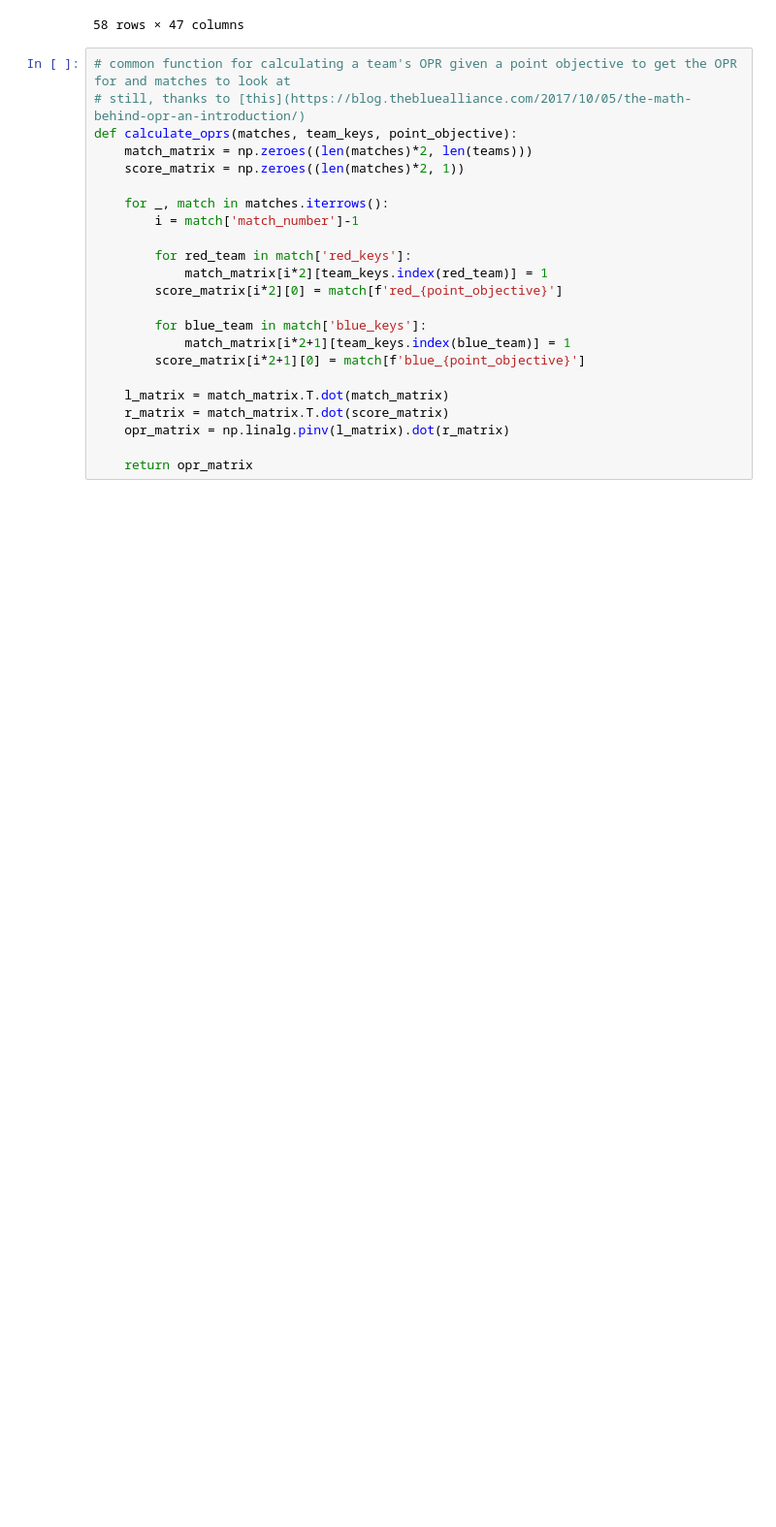
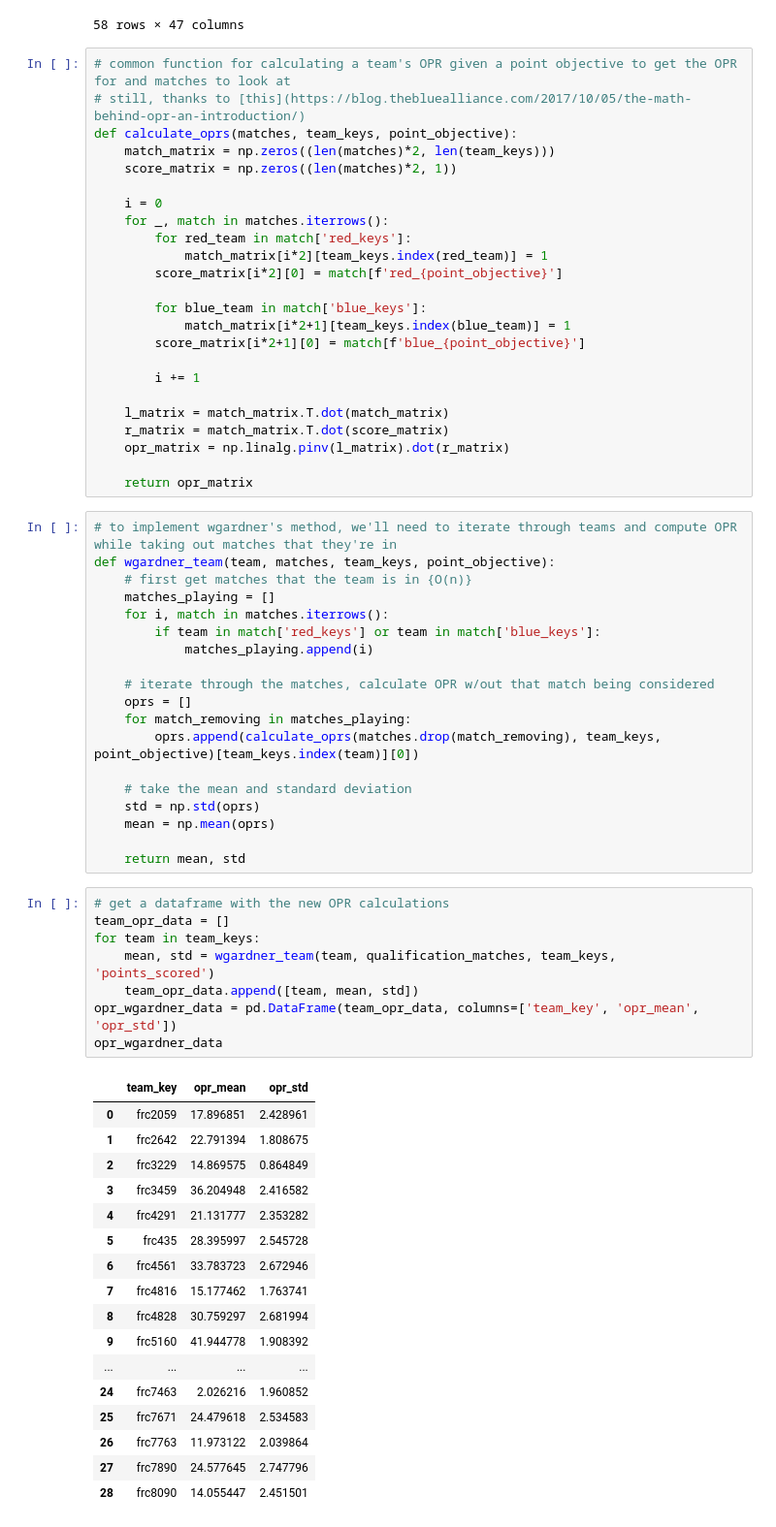
Before and after one commit to morzack/Sakurajima-Scouting, a Jupyter notebook: opr-error-modelling.ipynb, the cells around one changed output. Shown at 97% size. Cells and saved outputs as stored; diff of their text form; blank space fills up the shorter version.

Commit message:
implemented wgardner's method

```diff
--- a/opr-error-modelling.ipynb
+++ b/opr-error-modelling.ipynb
@@ -53,12 +53,11 @@ qualification_matches
 # common function for calculating a team's OPR given a point objective to get the OPR for and matches to look at
 # still, thanks to [this](https://blog.thebluealliance.com/2017/10/05/the-math-behind-opr-an-introduction/)
 def calculate_oprs(matches, team_keys, point_objective):
-    match_matrix = np.zeroes((len(matches)*2, len(teams)))
-    score_matrix = np.zeroes((len(matches)*2, 1))
+    match_matrix = np.zeros((len(matches)*2, len(team_keys)))
+    score_matrix = np.zeros((len(matches)*2, 1))
 
+    i = 0
     for _, match in matches.iterrows():
-        i = match['match_number']-1
-
         for red_team in match['red_keys']:
             match_matrix[i*2][team_keys.index(red_team)] = 1
         score_matrix[i*2][0] = match[f'red_{point_objective}']
@@ -67,8 +66,55 @@ def calculate_oprs(matches, team_keys, point_objective):
             match_matrix[i*2+1][team_keys.index(blue_team)] = 1
         score_matrix[i*2+1][0] = match[f'blue_{point_objective}']
 
+        i += 1
+
     l_matrix = match_matrix.T.dot(match_matrix)
     r_matrix = match_matrix.T.dot(score_matrix)
     opr_matrix = np.linalg.pinv(l_matrix).dot(r_matrix)
 
     return opr_matrix
+# %%
+# to implement wgardner's method, we'll need to iterate through teams and compute OPR while taking out matches that they're in
+def wgardner_team(team, matches, team_keys, point_objective):
+    # first get matches that the team is in {O(n)}
+    matches_playing = []
+    for i, match in matches.iterrows():
+        if team in match['red_keys'] or team in match['blue_keys']:
+            matches_playing.append(i)
+
+    # iterate through the matches, calculate OPR w/out that match being considered
+    oprs = []
+    for match_removing in matches_playing:
+        oprs.append(calculate_oprs(matches.drop(match_removing), team_keys, point_objective)[team_keys.index(team)][0])
+
+    # take the mean and standard deviation
+    std = np.std(oprs)
+    mean = np.mean(oprs)
+
+    return mean, std
+# %%
+# get a dataframe with the new OPR calculations
+team_opr_data = []
+for team in team_keys:
+    mean, std = wgardner_team(team, qualification_matches, team_keys, 'points_scored')
+    team_opr_data.append([team, mean, std])
+opr_wgardner_data = pd.DataFrame(team_opr_data, columns=['team_key', 'opr_mean', 'opr_std'])
+opr_wgardner_data
+# %% [output]
+|  | team_key | opr_mean | opr_std |
+| 0 | frc2059 | 17.896851 | 2.428961 |
+| 1 | frc2642 | 22.791394 | 1.808675 |
+| 2 | frc3229 | 14.869575 | 0.864849 |
+| 3 | frc3459 | 36.204948 | 2.416582 |
+| 4 | frc4291 | 21.131777 | 2.353282 |
+| 5 | frc435 | 28.395997 | 2.545728 |
+| 6 | frc4561 | 33.783723 | 2.672946 |
+| 7 | frc4816 | 15.177462 | 1.763741 |
+| 8 | frc4828 | 30.759297 | 2.681994 |
+| 9 | frc5160 | 41.944778 | 1.908392 |
+| ... | ... | ... | ... |
+| 24 | frc7463 | 2.026216 | 1.960852 |
+| 25 | frc7671 | 24.479618 | 2.534583 |
+| 26 | frc7763 | 11.973122 | 2.039864 |
+| 27 | frc7890 | 24.577645 | 2.747796 |
+| 28 | frc8090 | 14.055447 | 2.451501 |
```
Also changed, not shown: parts of 1 cell of this notebook.
